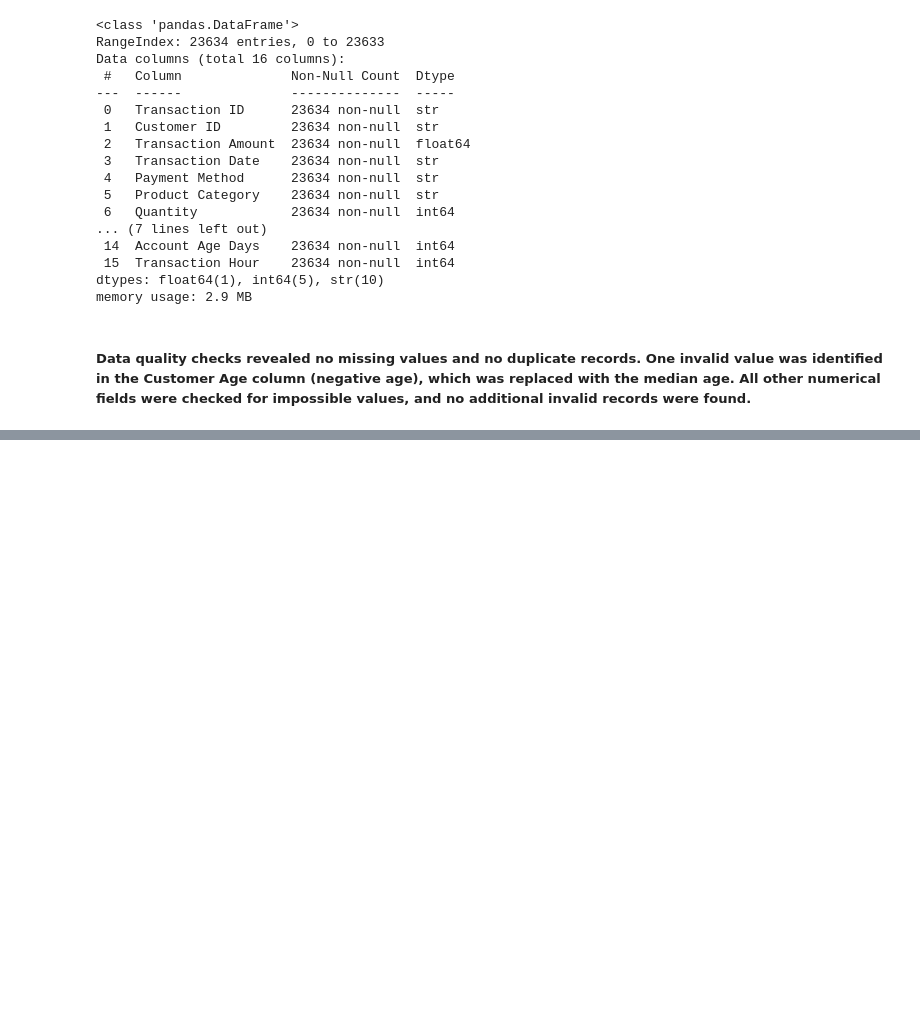
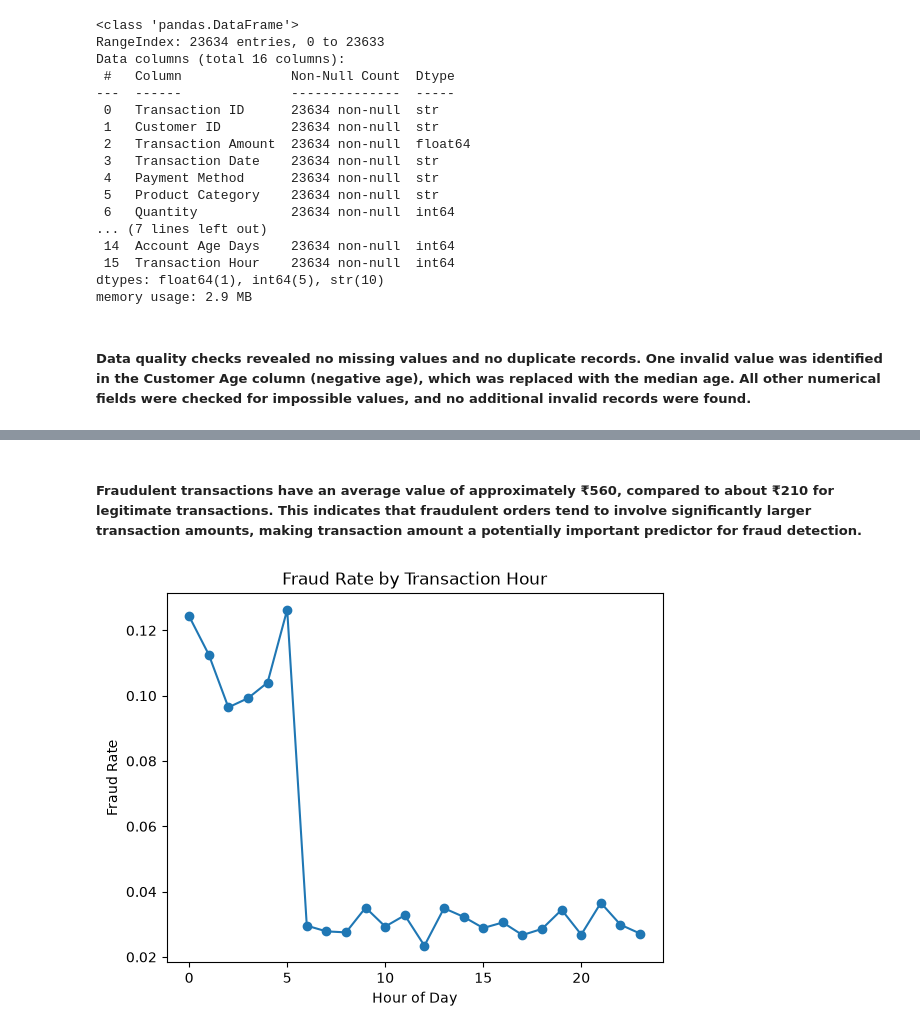
Before and after one commit to Bhav-creator452/order-risk-platform, a Jupyter notebook: notebooks/load_data.ipynb, the cells around one changed output, grey strips where cells are left out. Cells and saved outputs as stored; diff of their text form; code cells hidden in the pictures; blank space fills up the shorter version.

```diff
--- a/notebooks/load_data.ipynb
+++ b/notebooks/load_data.ipynb
@@ -211,0 +244,12 @@ memory usage: 2.9 MB
+# %% [markdown]
+##### Fraudulent transactions have an average value of approximately ₹560, compared to about ₹210 for legitimate transactions. This indicates that fraudulent orders tend to involve significantly larger transaction amounts, making transaction amount a potentially important predictor for fraud detection.
+# %%
+hourly_fraud = df.groupby('Transaction Hour')['Is Fraudulent'].mean()
+
+hourly_fraud.plot(kind='line', marker='o')
+plt.title('Fraud Rate by Transaction Hour')
+plt.xlabel('Hour of Day')
+plt.ylabel('Fraud Rate')
+plt.show()
+# %% [output]
+[figure, added]
```
Also changed, not shown: parts of 15 cells of this notebook.
